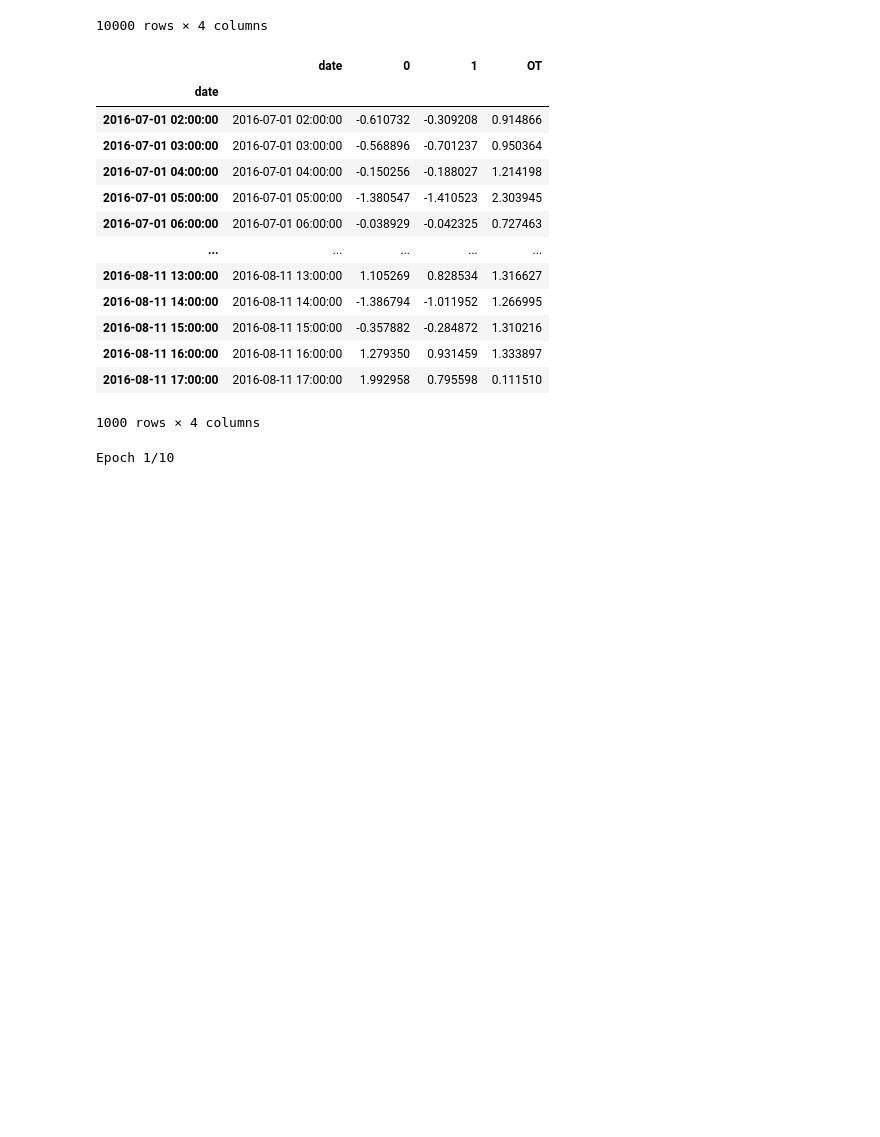
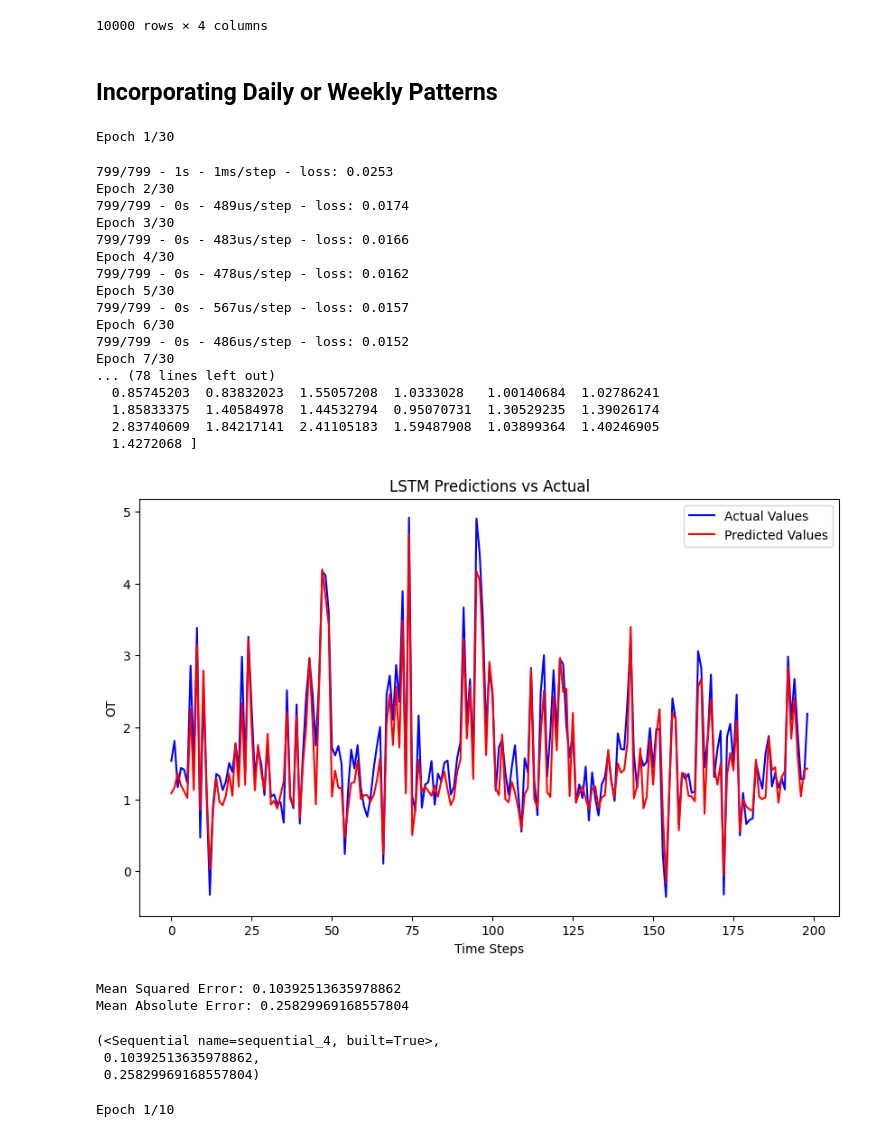
Before and after one commit to feschouw/Master_Thesis, a Jupyter notebook: Datasets/data_for_autoformer.ipynb, the cells around one changed output. Cells and saved outputs as stored; diff of their text form; code cells hidden in the pictures; blank space fills up the shorter version.

```diff
--- a/Datasets/data_for_autoformer.ipynb
+++ b/Datasets/data_for_autoformer.ipynb
@@ -237,7 +180,7 @@ def generate_data(seq_length=1000):
 
 
 # Generate and save the data
-data_df = generate_data(seq_length=20000) # Set the desired number of rows #26304 SAME as autofromer electricity dataset
+data_df = generate_data(seq_length=10000) # Set the desired number of rows #26304 SAME as autofromer electricity dataset
 data_df_simple_linear = data_df.copy()
 #data_df.to_csv('data_causal_1.csv', index=False)
 # %%
@@ -256,25 +199,66 @@ data_df_simple_linear
 | 9998 | 2017-08-21 16:00:00 | -0.281840 | -0.278123 | 1.037898 |
 | 9999 | 2017-08-21 17:00:00 | 0.343990 | 0.337246 | 1.055152 |
 10000 rows × 4 columns
+# %% [markdown]
+## Incorporating Daily or Weekly Patterns
+# %%
+def generate_data(seq_length=1000):
+    # Generate the confounder C
+    C = np.random.normal(loc=0, scale=1, size=seq_length)
+
+    # Prepare timestamps
+    start_date = datetime.strptime('01/07/2016 02:00', '%d/%m/%Y %H:%M')
+    timestamps = [start_date + timedelta(hours=i) for i in range(seq_length)]
+
+    # Generate patterns and trend
+    daily_pattern = np.sin(2 * np.pi * np.arange(seq_length) / 24)
+    weekly_pattern = np.sin(2 * np.pi * np.arange(seq_length) / (24 * 7))
+    linear_trend = np.linspace(0, 2, seq_length)
+
+    # Generate X influenced by C, with patterns and trend
+    X = np.sin(C) + 0.5 * daily_pattern + 0.3 * weekly_pattern + 0.1 * linear_trend + np.random.normal(loc=0, scale=0.2, size=seq_length)
+
+    # Generate Y influenced by X and C, with patterns and trend
+    Y = np.square(X) + np.cos(C) + 0.4 * daily_pattern + 0.2 * weekly_pattern + 0.2 * linear_trend + np.random.normal(loc=0, scale=0.2, size=seq_length)
+
+    # Create DataFrame
+    data_df = pd.DataFrame({
+        'date': timestamps,
+        '0': C,
+        '1': X,
+        'OT': Y  # OT is the target
+    })
+
+    return data_df
 # %%
-data = data_df_simple_linear.copy()
+data = generate_data(seq_length=1000)
 # %%
-data
+run_lstm(data, ['0', '1'], 'OT', look_back=1, test_ratio=0.2, epochs=30, batch_size=1)
 # %% [output]
-|  | date | 0 | 1 | OT |
-| date |  |  |  |  |
-| 2016-07-01 02:00:00 | 2016-07-01 02:00:00 | -0.610732 | -0.309208 | 0.914866 |
-| 2016-07-01 03:00:00 | 2016-07-01 03:00:00 | -0.568896 | -0.701237 | 0.950364 |
-| 2016-07-01 04:00:00 | 2016-07-01 04:00:00 | -0.150256 | -0.188027 | 1.214198 |
-| 2016-07-01 05:00:00 | 2016-07-01 05:00:00 | -1.380547 | -1.410523 | 2.303945 |
-| 2016-07-01 06:00:00 | 2016-07-01 06:00:00 | -0.038929 | -0.042325 | 0.727463 |
-| ... | ... | ... | ... | ... |
-| 2016-08-11 13:00:00 | 2016-08-11 13:00:00 | 1.105269 | 0.828534 | 1.316627 |
-| 2016-08-11 14:00:00 | 2016-08-11 14:00:00 | -1.386794 | -1.011952 | 1.266995 |
-| 2016-08-11 15:00:00 | 2016-08-11 15:00:00 | -0.357882 | -0.284872 | 1.310216 |
-| 2016-08-11 16:00:00 | 2016-08-11 16:00:00 | 1.279350 | 0.931459 | 1.333897 |
-| 2016-08-11 17:00:00 | 2016-08-11 17:00:00 | 1.992958 | 0.795598 | 0.111510 |
-1000 rows × 4 columns
+Epoch 1/30
+799/799 - 1s - 1ms/step - loss: 0.0253
+Epoch 2/30
+799/799 - 0s - 489us/step - loss: 0.0174
+Epoch 3/30
+799/799 - 0s - 483us/step - loss: 0.0166
+Epoch 4/30
+799/799 - 0s - 478us/step - loss: 0.0162
+Epoch 5/30
+799/799 - 0s - 567us/step - loss: 0.0157
+Epoch 6/30
+799/799 - 0s - 486us/step - loss: 0.0152
+Epoch 7/30
+... (78 lines left out)
+  0.85745203  0.83832023  1.55057208  1.0333028   1.00140684  1.02786241
+  1.85833375  1.40584978  1.44532794  0.95070731  1.30529235  1.39026174
+  2.83740609  1.84217141  2.41105183  1.59487908  1.03899364  1.40246905
+  1.4272068 ]
+[figure, added]
+Mean Squared Error: 0.10392513635978862
+Mean Absolute Error: 0.25829969168557804
+(<Sequential name=sequential_4, built=True>,
+ 0.10392513635978862,
+ 0.25829969168557804)
 # %%
 data.index = data['date']
 data = data.drop('date', axis=1)
```
Also changed, not shown: parts of 1 cell of this notebook, 6 other files.
